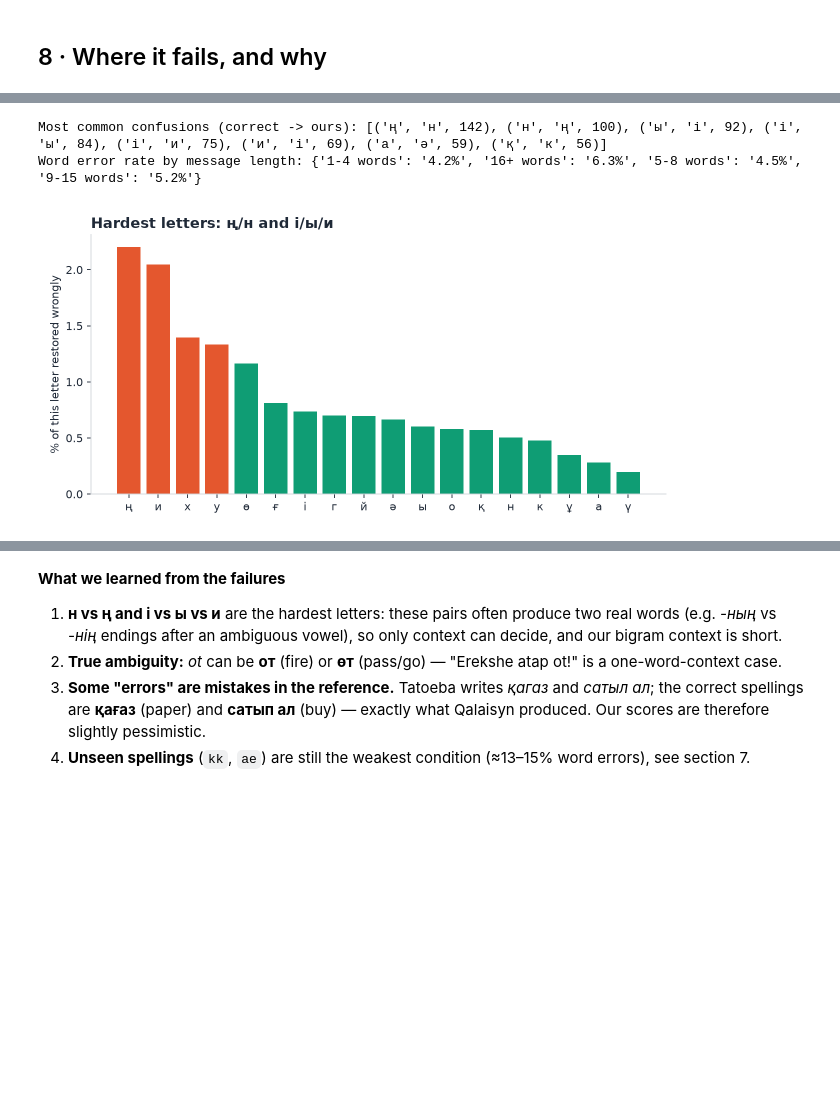
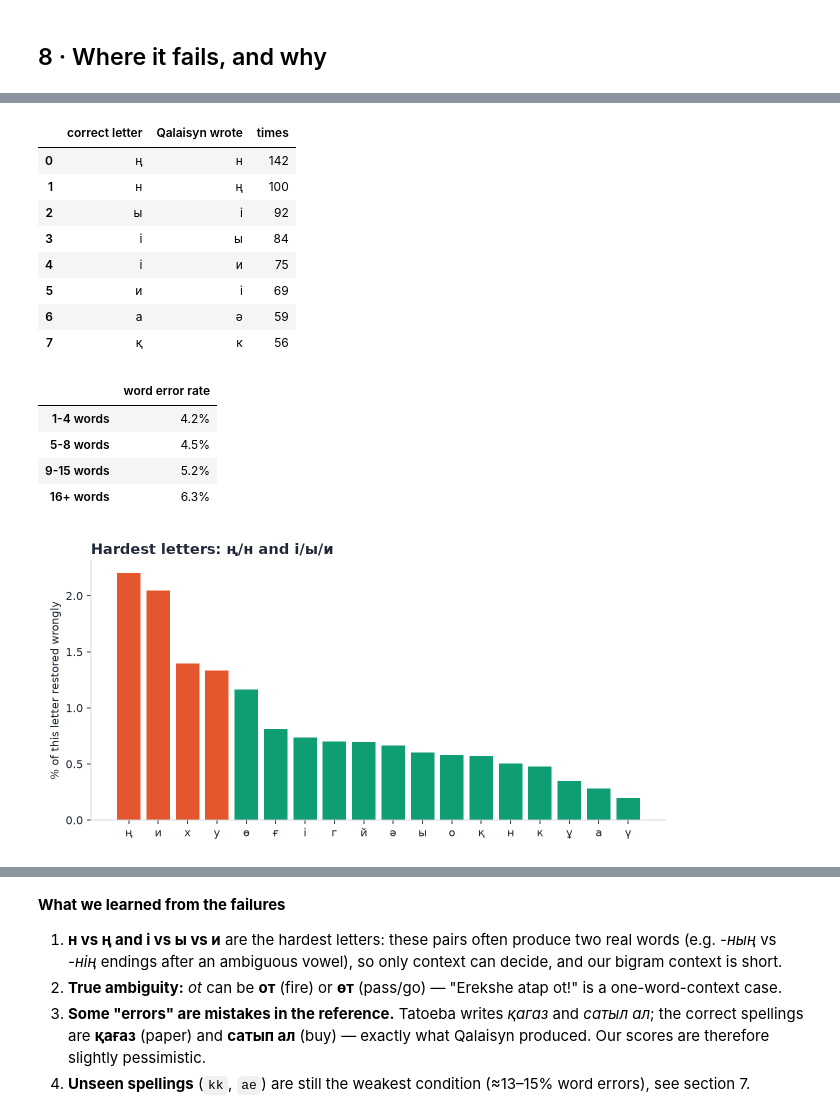
Before and after one commit to ZemBono/qalaisyn, a Jupyter notebook: Qalaisyn.ipynb, the cells around one changed output, grey strips where cells are left out. Cells and saved outputs as stored; diff of their text form; code cells hidden in the pictures; blank space fills up the shorter version.

Commit message:
Notebook: collapsible source section, cleaner tables, no local paths
Co-Authored-By: Claude Opus 5.5 <noreply@anthropic.com>

```diff
--- a/Qalaisyn.ipynb
+++ b/Qalaisyn.ipynb
@@ -1351,14 +1356,28 @@ Overwriting src/analysis.py
 # %%
 import analysis
 data = analysis.rows("test_tatoeba") + analysis.rows("test_flores")
 rates, conf = analysis.letter_errors(data)
-print("Most common confusions (correct -> ours):", [(a, b, n) for (a, b), n in conf.most_common(8)])
-print("Word error rate by message length:", {k: f"{v:.1%}" for k, v in sorted(analysis.by_length(data).items())})
+display(pd.DataFrame([{"correct letter": a, "Qalaisyn wrote": b, "times": n} for (a, b), n in conf.most_common(8)]))
+order = ["1-4 words", "5-8 words", "9-15 words", "16+ words"]
+bl = analysis.by_length(data)
+display(pd.DataFrame({"word error rate": {k: bl[k] for k in order}}).style.format("{:.1%}"))
 display(Image("figures/letters.png", width=640))
 fails = analysis.failures(analysis.rows("test_tatoeba"), n=40)
 display(pd.DataFrame([{"chat": x["chat"], "ours": x["ours"], "reference": x["gold"],
                        "wrong words (reference, ours)": x["wrong"]} for x in fails[::4]]))
 # %% [output]
-Most common confusions (correct -> ours): [('ң', 'н', 142), ('н', 'ң', 100), ('ы', 'і', 92), ('і', 'ы', 84), ('і', 'и', 75), ('и', 'і', 69), ('а', 'ә', 59), ('қ', 'к', 56)]
-Word error rate by message length: {'1-4 words': '4.2%', '16+ words': '6.3%', '5-8 words': '4.5%', '9-15 words': '5.2%'}
+|  | correct letter | Qalaisyn wrote | times |
+| 0 | ң | н | 142 |
+| 1 | н | ң | 100 |
+| 2 | ы | і | 92 |
+| 3 | і | ы | 84 |
+| 4 | і | и | 75 |
+| 5 | и | і | 69 |
+| 6 | а | ә | 59 |
+| 7 | қ | к | 56 |
+|  | word error rate |
+| 1-4 words | 4.2% |
+| 5-8 words | 4.5% |
+| 9-15 words | 5.2% |
+| 16+ words | 6.3% |
 [figure]
```
Also changed, not shown: parts of 18 cells of this notebook, 3 other files.
